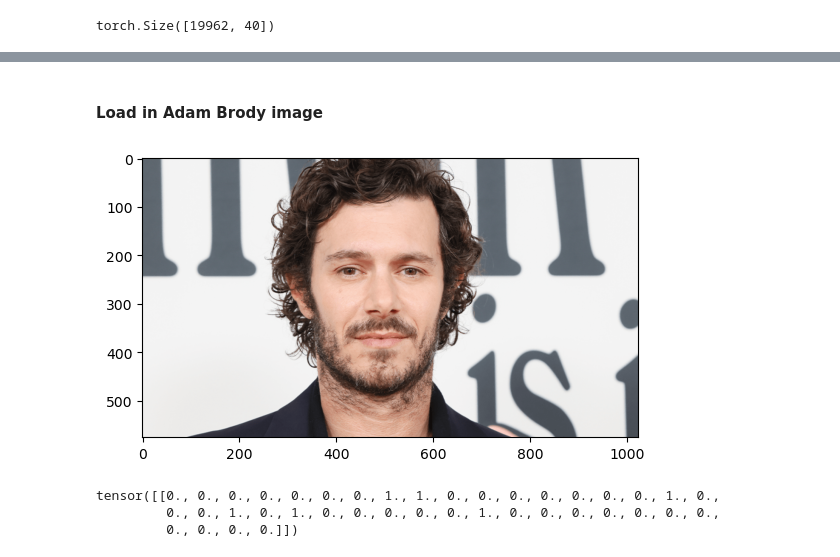
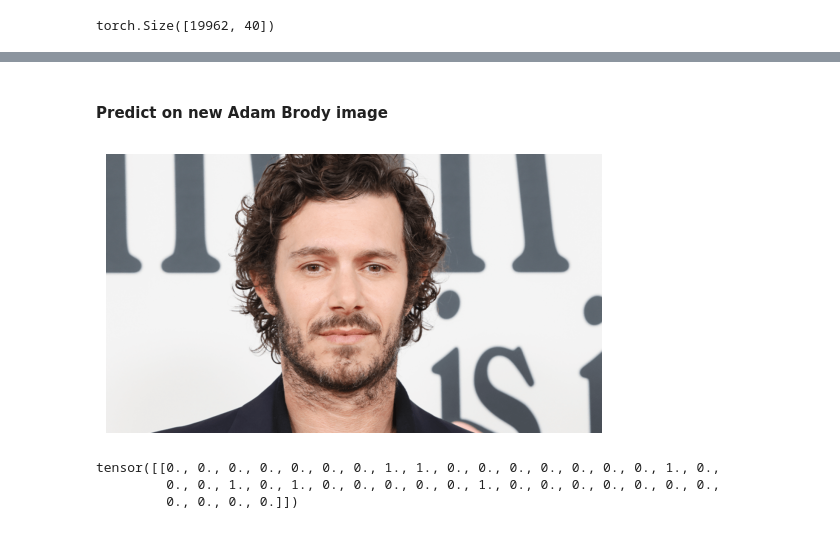
Before and after one commit to hyounce/Deep-Learning-Project, a Jupyter notebook: Predictions_KNN.ipynb, the cells around one changed output, grey strips where cells are left out. Saved outputs shown, nothing was run; the diff lists cells and outputs as text; code cells hidden in the pictures.

```diff
--- a/Predictions_KNN.ipynb
+++ b/Predictions_KNN.ipynb
@@ -231,22 +269,23 @@ for i in indices[0]:
 # %% [markdown]
-#### Load in Adam Brody image
+#### Predict on new Adam Brody image
 # %%
 from PIL import Image
 # Same transformation as celebA dataset
 transform = transforms.Compose([
     transforms.Resize((128, 128)),
     transforms.ToTensor()
 ])
 image_path = "adam_brody.png"
 image = Image.open(image_path).convert("RGB")
 plt.imshow(image)
+plt.axis("off")
 plt.show()
 input_tensor = transform(image).unsqueeze(0)
 
 model.eval()
 with torch.no_grad():
     output = model(input_tensor)         # shape: [1, 40]
-    pred = (output >= 0.5).float()
+    adam_pred = (output >= 0.5).float()
 # %% [output]
-[figure, old version]
+[figure, new version]
 # %%
```
Also changed, not shown: parts of 36 cells of this notebook.
